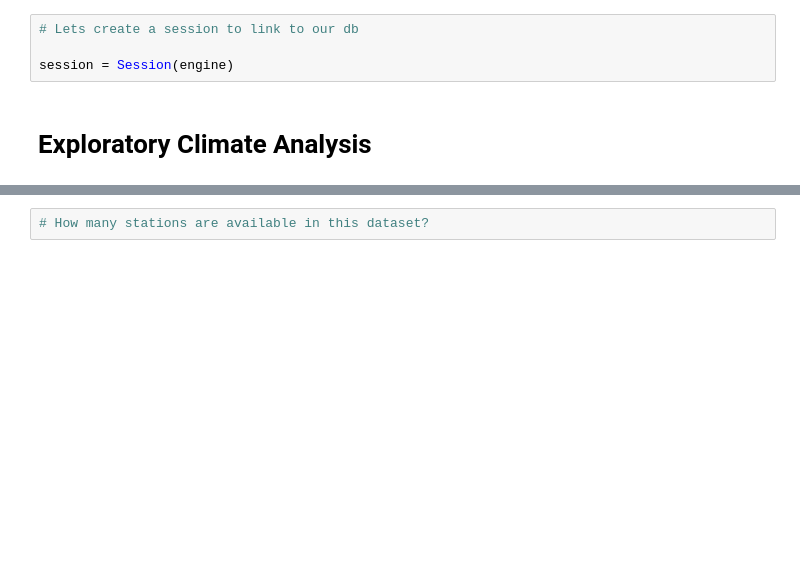
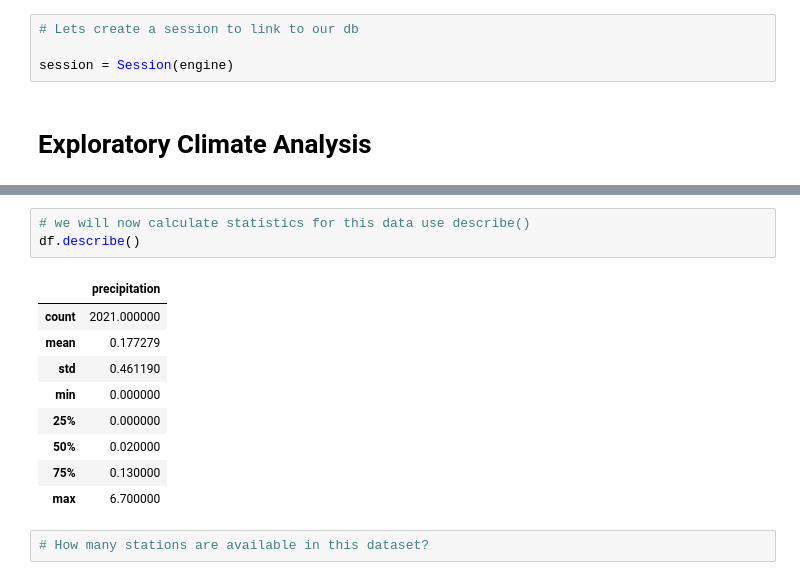
Before and after one commit to ejngotho1/surfs_up, a Jupyter notebook: climate_analysis.ipynb, the cells around one changed output, grey strips where cells are left out. Cells and saved outputs as stored; diff of their text form; blank space fills up the shorter version.

```diff
--- a/climate_analysis.ipynb
+++ b/climate_analysis.ipynb
@@ -51,3 +149,16 @@ session = Session(engine)
+# %%
+# we will now calculate statistics for this data use describe()
+df.describe()
+# %% [output]
+|  | precipitation |
+| count | 2021.000000 |
+| mean | 0.177279 |
+| std | 0.461190 |
+| min | 0.000000 |
+| 25% | 0.000000 |
+| 50% | 0.020000 |
+| 75% | 0.130000 |
+| max | 6.700000 |
 # %%
 # How many stations are available in this dataset?
 # %%
```
Also changed, not shown: parts of 8 cells of this notebook.
